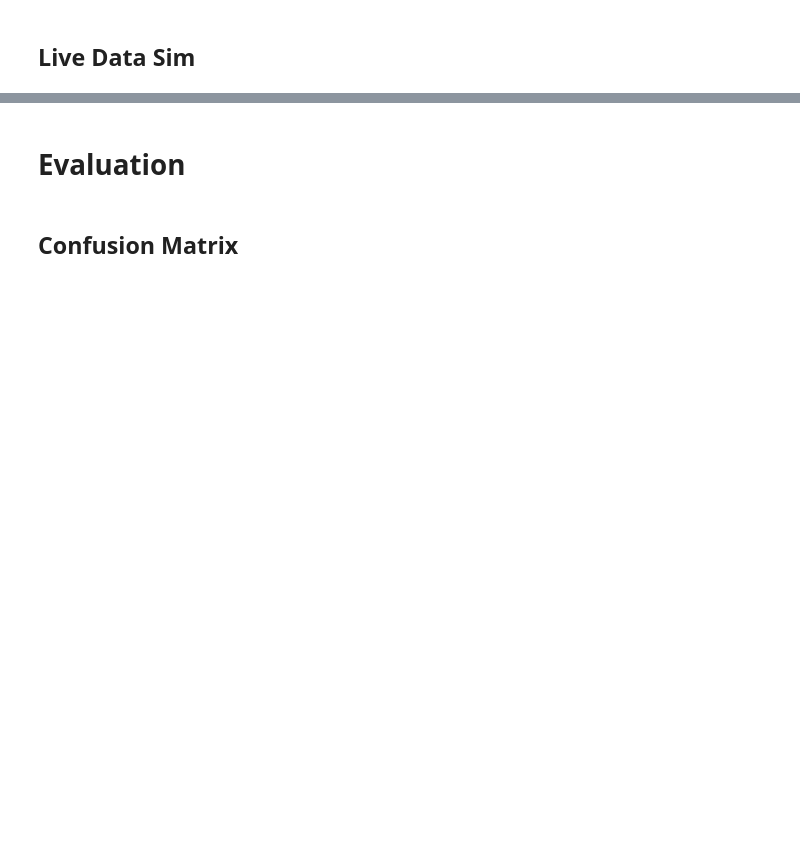
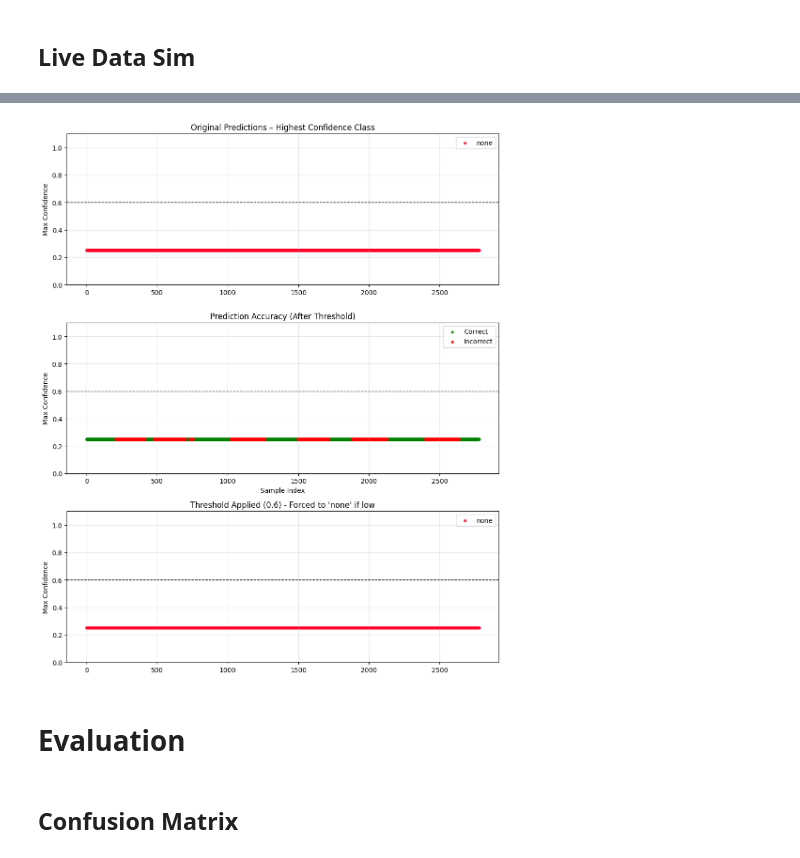
Before and after one commit to amiouepk/ECE-SP-26-18-Capstone-Project, a Jupyter notebook: Jag/python/Jag_Rock,_Paper,_Scissors_Classification.ipynb, the cells around one changed output, grey strips where cells are left out. Cells and saved outputs as stored; diff of their text form; code cells hidden in the pictures; blank space fills up the shorter version.

```diff
--- a/Jag/python/Jag_Rock,_Paper,_Scissors_Classification.ipynb
+++ b/Jag/python/Jag_Rock,_Paper,_Scissors_Classification.ipynb
@@ -50,6 +51,6 @@ LR = 1e-3
 
 N_FOLDS = 5
 # %%
-df = pd.read_csv("data/Glove_v2_norm/test.csv")
+df = pd.read_csv("data/Glove_v2_norm/output_norm_train.csv")
 df = df.drop(columns=["time"], errors='ignore')
 df.info()
@@ -176,3 +258,5 @@ df = drop_gyro_columns(df)
+# %%
+df = get_window_data(df, 5)
 # %%
 # 1. Split FIRST to prevent data leakage.
 # stratify=df['label'] ensures the 1000 test rows have the correct class proportions.
@@ -606,0 +778,9 @@ plt.show()
+# %%
+# # 1. Clean the data based on movement intensity
+# df_test = filter_gyro_spikes(df_test, threshold=150.0)
+
+# 2. Strip the gyro features if you want a purely static-pose model
+df_test = drop_gyro_columns(df_test)
+
+# 3. Get mean and variance
+df_test = get_window_data(df_test, 5)
@@ -607,8 +789,4 @@ plt.show()
 # %%
-# 1. Load and clean
-df_test = pd.read_csv("data/Glove_v2_norm/output_norm_test.csv", sep=",")
-df_test = df_test.iloc[1:].copy() # Use .copy() to avoid SettingWithCopyWarnings
-
 # 2. Safe dropping and renaming
 # Replace '0' with the actual column name if it's a string like "Time"
 df_test = df_test.drop(columns=[df_test.columns[0]], errors='ignore')
@@ -623,7 +801,7 @@ df_test["label"] = df_test["label"].astype(str).str.strip().str.lower().map(mapp
 # 4. Visualization Setup (ORDER MATTERS!)
 display_labels = ["Paper", "Rock", "Scissors", "None"]
 num_classes = len(display_labels)
-conf_thres = 0.7
+conf_thres = 0.6
 
 # Generate exactly 4 colors
 cmap = plt.colormaps.get_cmap("gist_rainbow")
@@ -701,7 +863,7 @@ pred_classes_thresh[max_probs < conf_thres] = none_class_idx
 # ------------------------
 # 4. Visualization (3 Subplots)
 # ------------------------
-fig, (ax1, ax2, ax3) = plt.subplots(3, 1, figsize=(10, 12))
+fig, (ax1, ax3, ax2) = plt.subplots(3, 1, figsize=(10, 12))
 cmap = plt.colormaps.get_cmap("gist_rainbow")
 
 # Plot 1: Raw Predictions
@@ -728,33 +890,35 @@ for label, class_idx in mapping.items():
 
     color = cmap(class_idx / len(mapping))
     ax2.scatter(indices, max_probs[indices], s=12, alpha=0.8, label=label, color=color)
 
 ax2.set_ylabel("Max Confidence")
 ax2.set_ylim(0, 1.1)
 ax2.set_title(f"Threshold Applied ({conf_thres}) - Forced to 'none' if low")
 ax2.axhline(y=conf_thres, color='black', linestyle='--', linewidth=1)
 ax2.legend()
 ax2.grid(alpha=0.3)
 
 # Plot 3: Accuracy (Correct vs Incorrect)
 correct_mask = (pred_classes_thresh == true_numeric2)
 incorrect_mask = (pred_classes_thresh != true_numeric2)
 
 ax3.scatter(np.flatnonzero(correct_mask), max_probs[correct_mask],
             s=12, alpha=0.8, label="Correct", color="green")
 ax3.scatter(np.flatnonzero(incorrect_mask), max_probs[incorrect_mask],
             s=12, alpha=0.8, label="Incorrect", color="red")
 
 ax3.set_xlabel("Sample Index")
 ax3.set_ylabel("Max Confidence")
 ax3.set_ylim(0, 1.1)
 ax3.set_title("Prediction Accuracy (After Threshold)")
 ax3.axhline(y=conf_thres, color='black', linestyle='--', linewidth=1)
 ax3.legend()
 ax3.grid(alpha=0.3)
 
 plt.tight_layout()
 plt.show()
+# %% [output]
+[figure, added]
 # %% [markdown]
 # Evaluation
 # %% [markdown]
```
Also changed, not shown: parts of 40 cells of this notebook, 22 other files.
